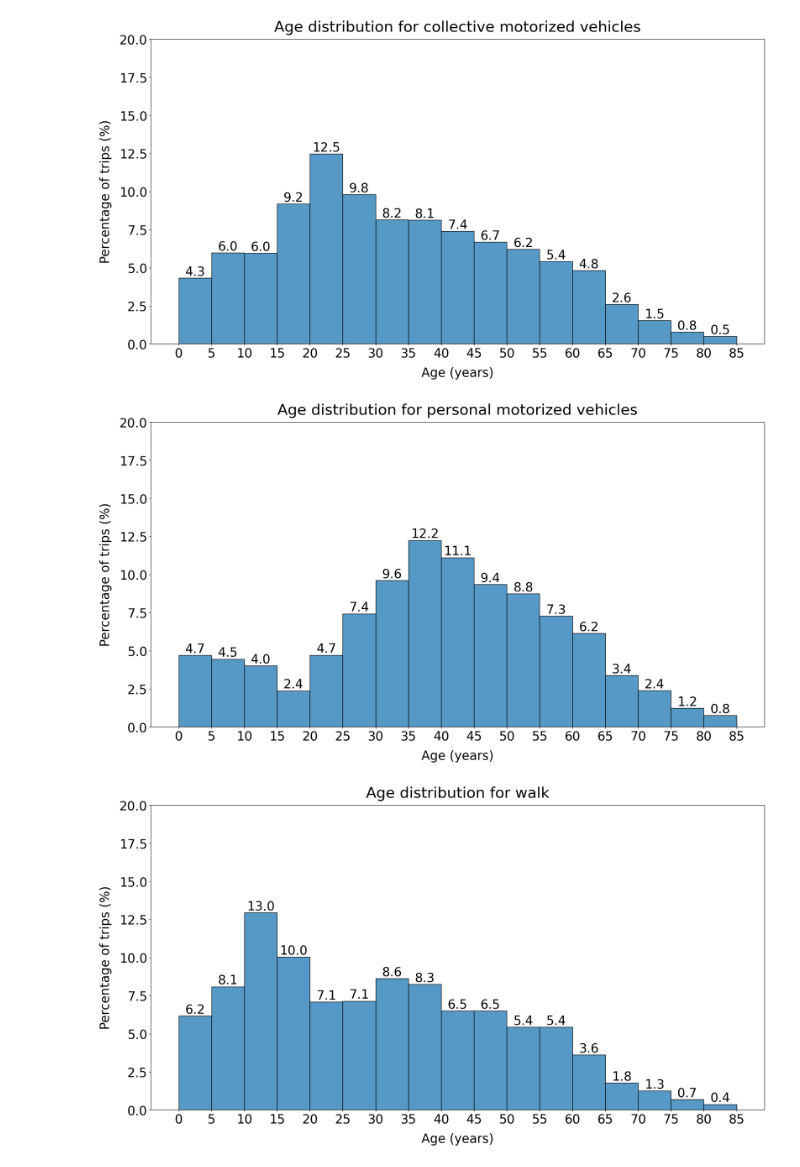
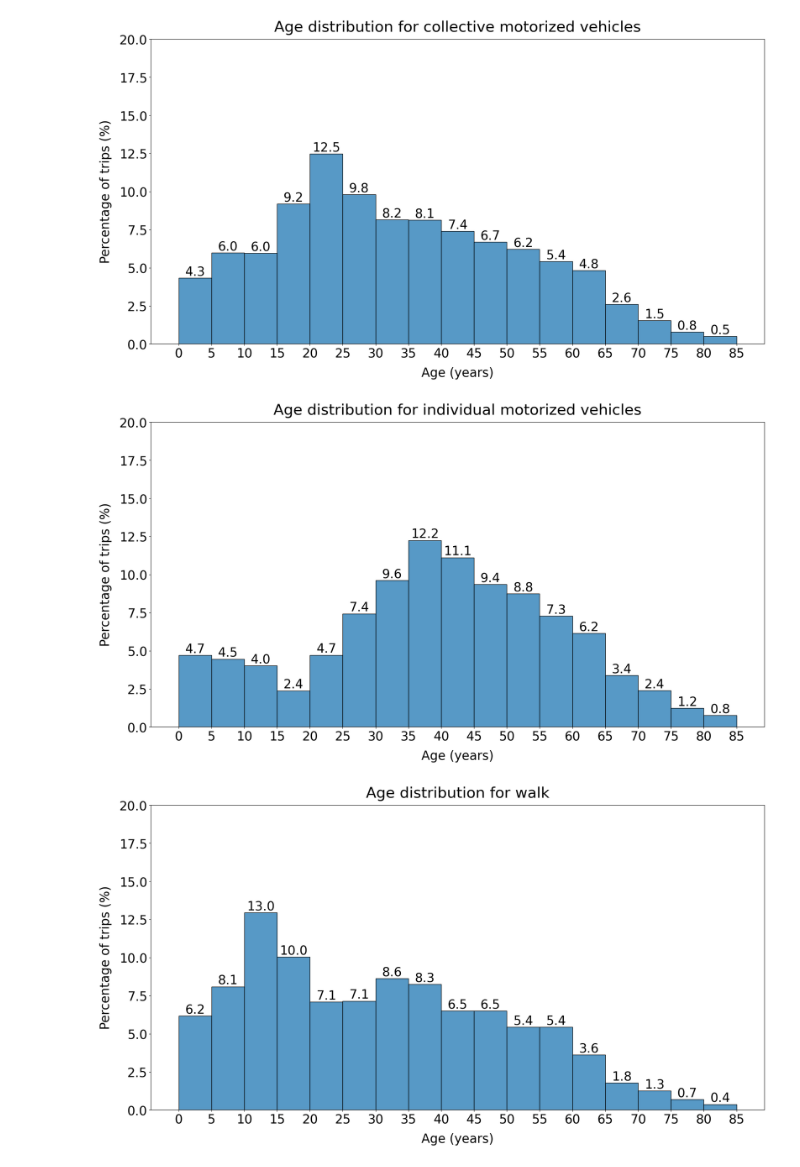
Before and after one commit to anayflima/bikesp-analysis, a Jupyter notebook: data_analysis/TravelSurvey/context_SP.ipynb, the cells around one changed output. Drawn from its saved outputs; the diff is of its cells as text; code cells hidden in the pictures.

```diff
--- a/data_analysis/TravelSurvey/context_SP.ipynb
+++ b/data_analysis/TravelSurvey/context_SP.ipynb
@@ -221,9 +232,9 @@ tsa.plot_histogram_age(public_trips, age_column, expansion_factor = expansion_fa
 # %%
 list_bins = list(range(0,90,5))
 tsa.plot_histogram_age(individual_trips, age_column, expansion_factor = expansion_factor_person,
-                       list_bins = list_bins, mode = 'personal motorized vehicles', save=True)
+                       list_bins = list_bins, mode = 'individual motorized vehicles', save=True)
 # %% [output]
-[figure, old version]
+[figure, new version]
 # %%
 list_bins = list(range(0,90,5))
 tsa.plot_histogram_age(walk_trips, age_column, expansion_factor = expansion_factor_person,
```
Also changed, not shown: parts of 15 cells of this notebook, 2 other files.
